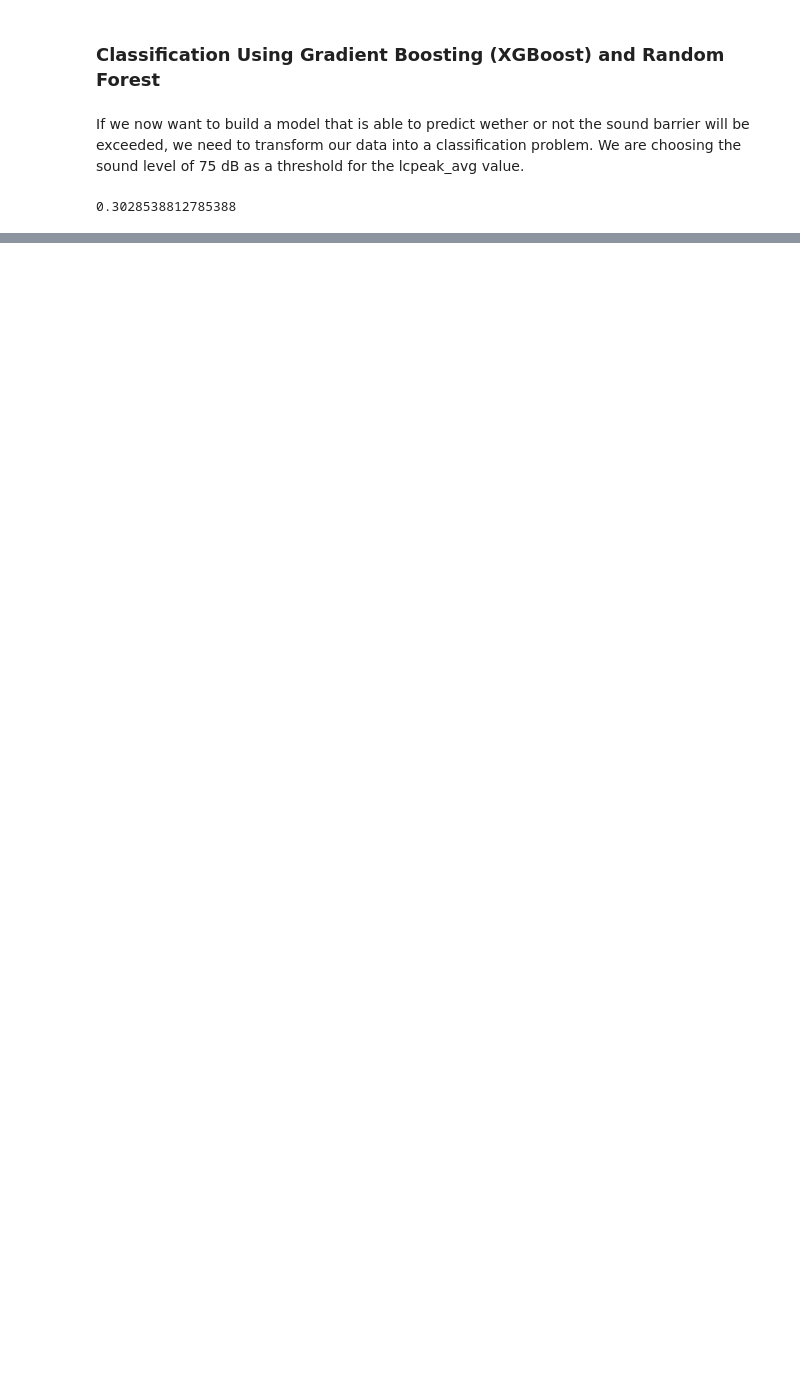
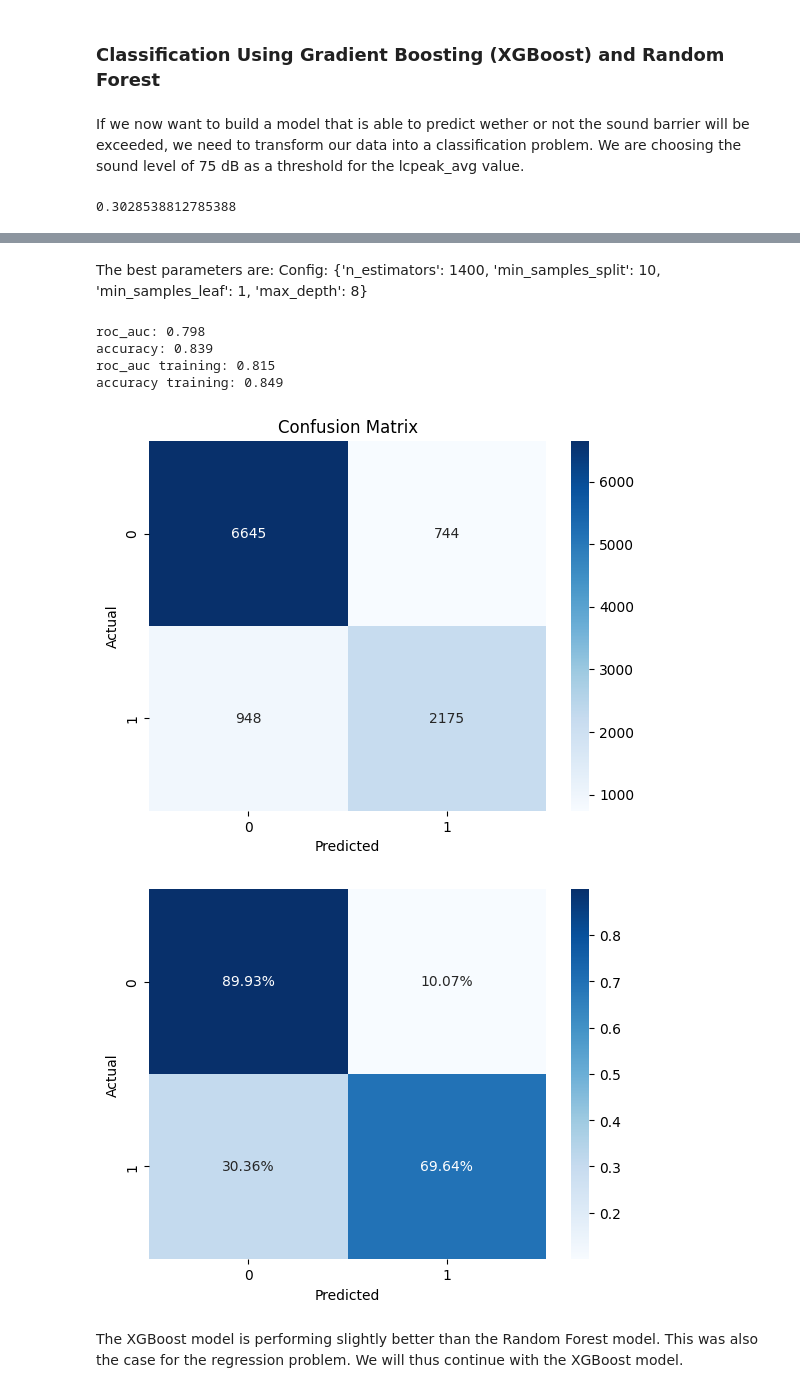
Before and after one commit to vavald/MDA_Switzerland, a Jupyter notebook: Final Notebooks/Noise_Model.ipynb, the cells around one changed output, grey strips where cells are left out. Drawn from its saved outputs; the diff is of its cells as text; code cells hidden in the pictures; blank space fills up the shorter version.

```diff
--- a/Valentin (Data Cleaning + Models)/Noise_Model.ipynb
+++ b/Final Notebooks/Noise_Model.ipynb
@@ -228,0 +369,42 @@ df[df['lcpeak_avg'] > 75].count()[0]/df.count()[0]
+# %% [markdown]
+The best parameters are: Config: {'n_estimators': 1400, 'min_samples_split': 10, 'min_samples_leaf': 1, 'max_depth': 8}
+# %%
+# create the model with the best parameters
+model = RandomForestClassifier(n_estimators=1400,min_samples_split=10,min_samples_leaf=1,max_depth=8)
+# fit the model
+model.fit(X_train,y_train)
+# make predictions
+y_pred = model.predict(X_test)
+# evaluate predictions with roc_auc score
+print('roc_auc: %.3f' % roc_auc_score(y_test, y_pred))
+# evaluate predictions with accuracy score
+print('accuracy: %.3f' % accuracy_score(y_test, y_pred))
+# evaluation on the training set
+y_pred_train = model.predict(X_train)
+print('roc_auc training: %.3f' % roc_auc_score(y_train, y_pred_train))
+print('accuracy training: %.3f' % accuracy_score(y_train, y_pred_train))
+# %% [output]
+roc_auc: 0.798
+accuracy: 0.839
+roc_auc training: 0.815
+accuracy training: 0.849
+# %%
+# show a confusion matrix with heatmap
+cm = confusion_matrix(y_test, y_pred)
+sns.heatmap(cm, annot=True, fmt='g', cmap='Blues')
+plt.xlabel('Predicted')
+plt.ylabel('Actual')
+plt.title('Confusion Matrix')
+plt.show()
+# percantages cm
+cm = confusion_matrix(y_test,y_pred)
+cm = cm.astype('float') / cm.sum(axis=1)[:, np.newaxis]
+sns.heatmap(cm, annot=True, fmt='.2%', cmap='Blues')
+plt.xlabel('Predicted')
+plt.ylabel('Actual')
+plt.show()
+# %% [output]
+[figure, added]
+[figure, added]
+# %% [markdown]
+The XGBoost model is performing slightly better than the Random Forest model. This was also the case for the regression problem. We will thus continue with the XGBoost model.
```
Also changed, not shown: parts of 27 cells of this notebook.
